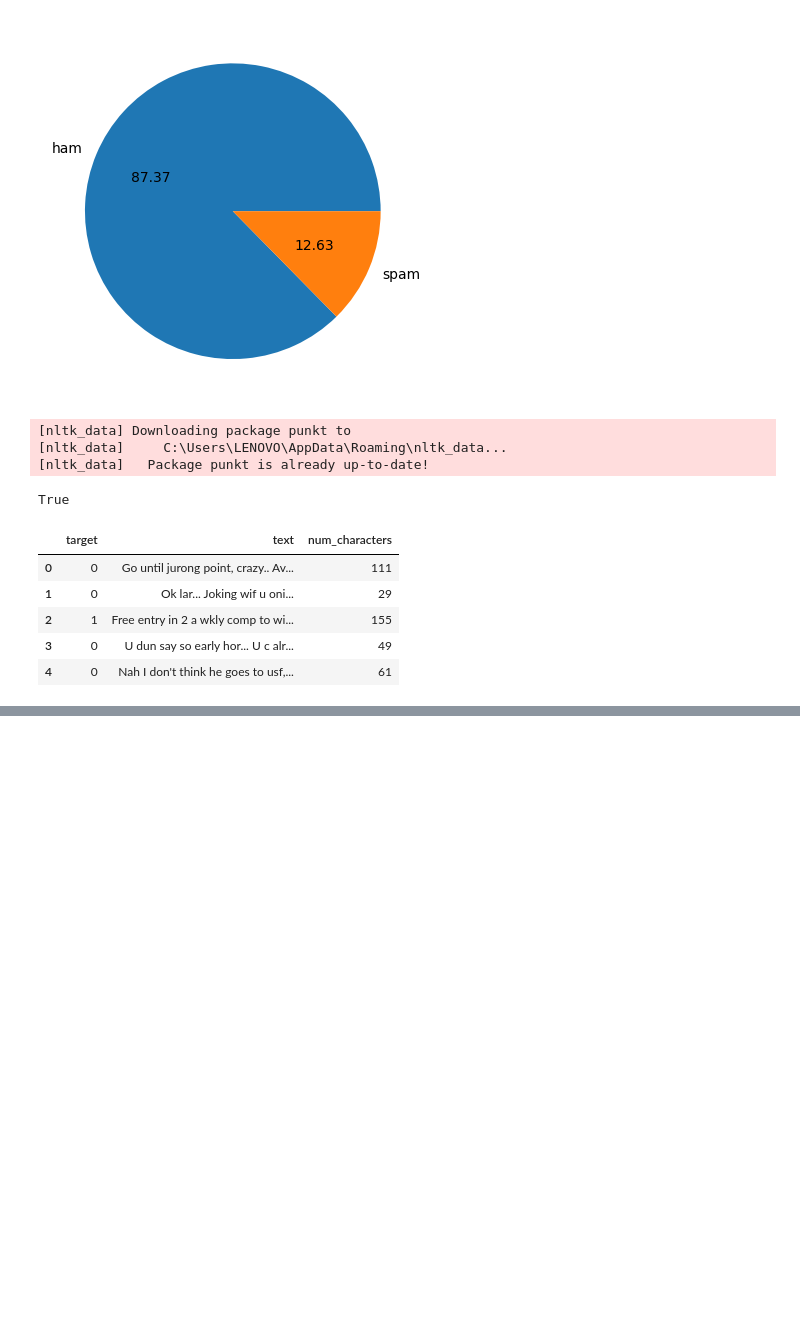
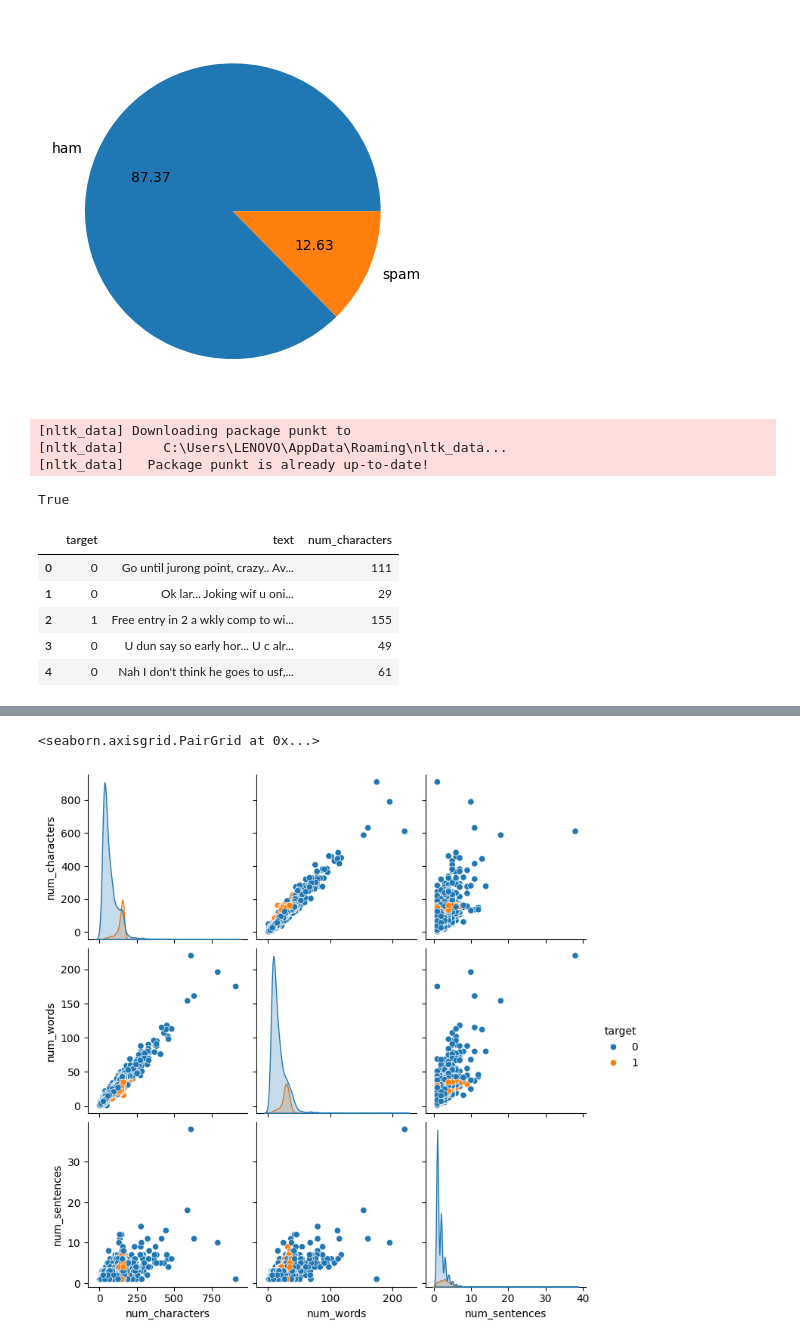
Before and after one commit to Sanskar97x/Price-Prediction-Of-Car, a Jupyter notebook: S.pam.ipynb, the cells around one changed output, grey strips where cells are left out. Drawn from its saved outputs; the diff is of its cells as text; code cells hidden in the pictures; blank space fills up the shorter version.

```diff
--- a/S.pam.ipynb
+++ b/S.pam.ipynb
@@ -151,0 +192,5 @@ df['num_sentences'] = df['text'].apply(lambda x:len(nltk.sent_tokenize(x)))
+# %%
+sns.pairplot(df,hue='target')
+# %% [output]
+<seaborn.axisgrid.PairGrid at 0x...>
+[figure, added]
```
Also changed, not shown: parts of 17 cells of this notebook.
